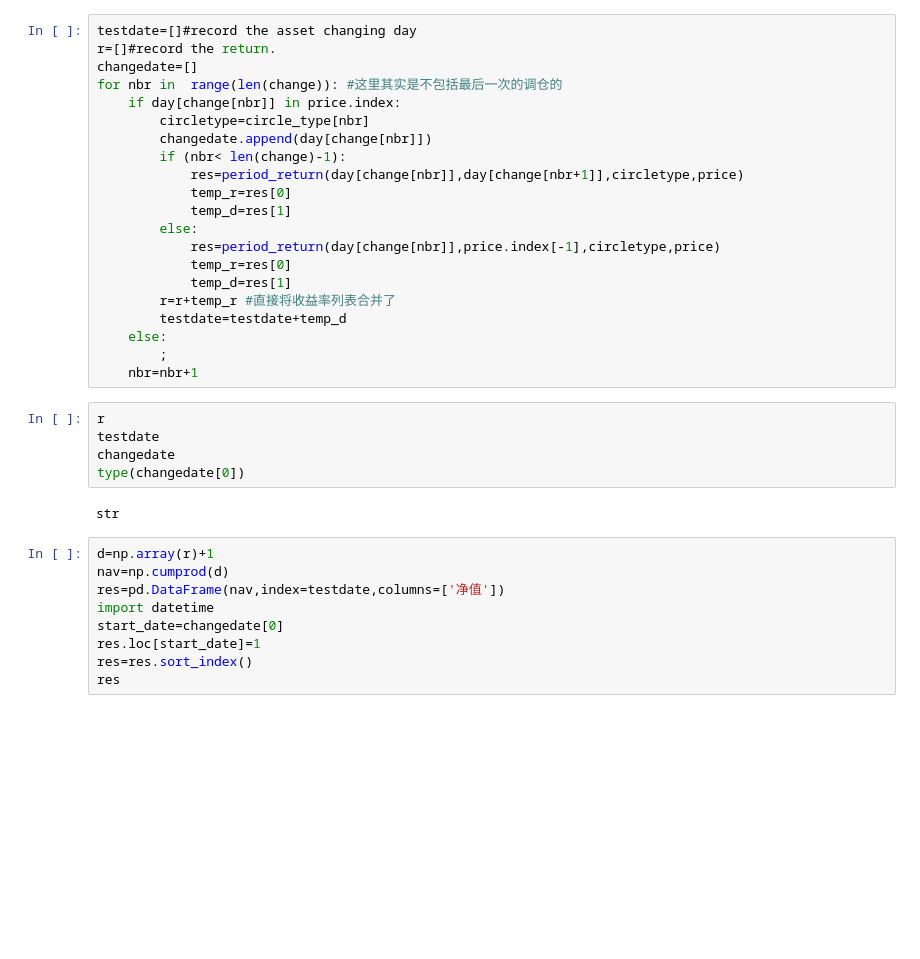
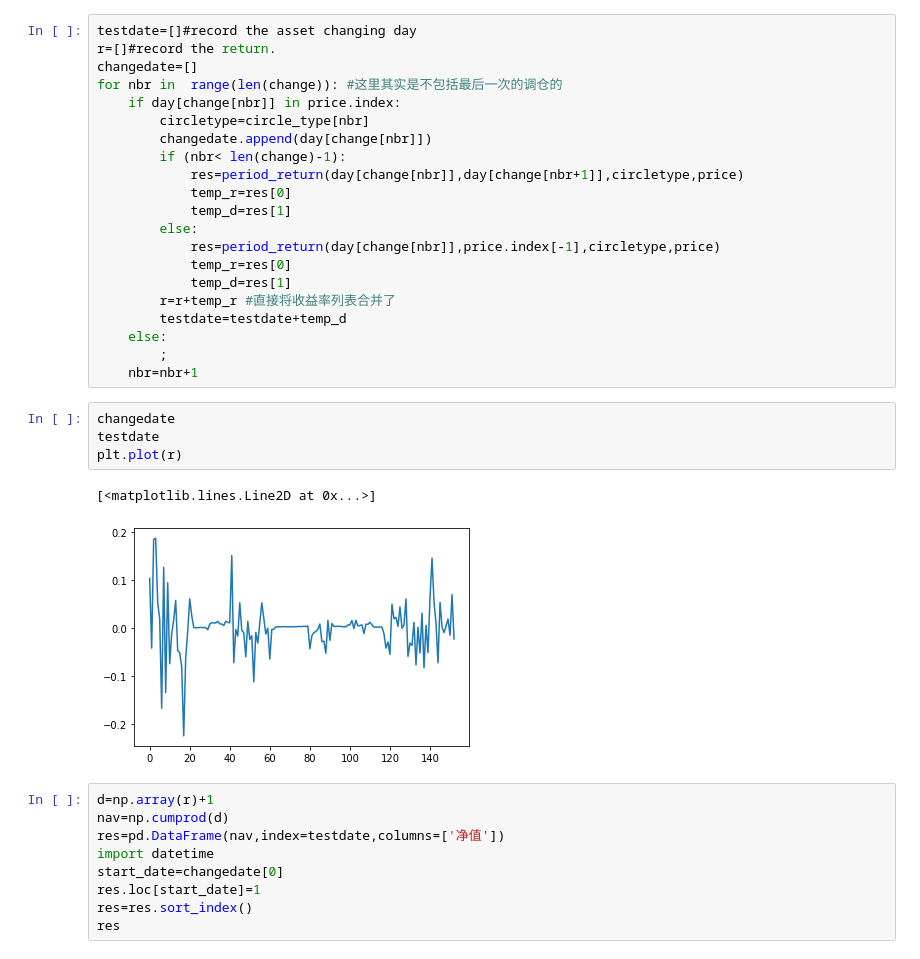
Before and after one commit to zhibinbrin/Python_ZhibinGuo, a Jupyter notebook: American Investment Clock/Back Test.ipynb, the cells around one changed output. Drawn from its saved outputs; the diff is of its cells as text; blank space fills up the shorter version.

```diff
--- a/American Investment Clock/Back Test.ipynb
+++ b/American Investment Clock/Back Test.ipynb
@@ -108,13 +129,13 @@ for nbr in  range(len(change)): #这里其实是不包括最后一次的调仓
     else:
         ;
     nbr=nbr+1
-# %%
-r
-testdate
-changedate
-type(changedate[0])
-# %% [output]
-str
+# %%
+changedate
+testdate
+plt.plot(r)
+# %% [output]
+[<matplotlib.lines.Line2D at 0x...>]
+[figure, added]
 # %%
 d=np.array(r)+1
 nav=np.cumprod(d)
```
Also changed, not shown: parts of 3 cells of this notebook.
